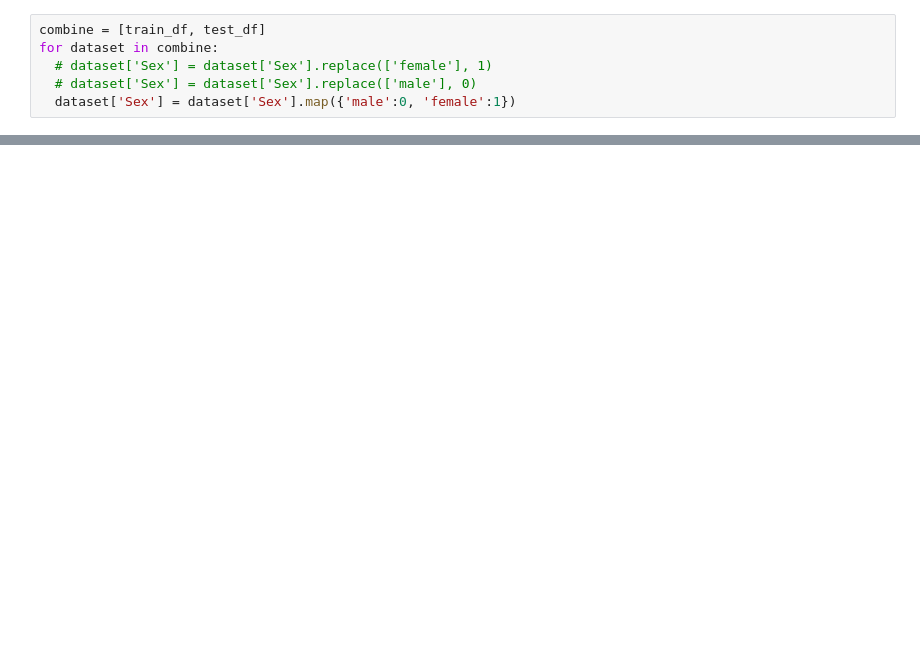
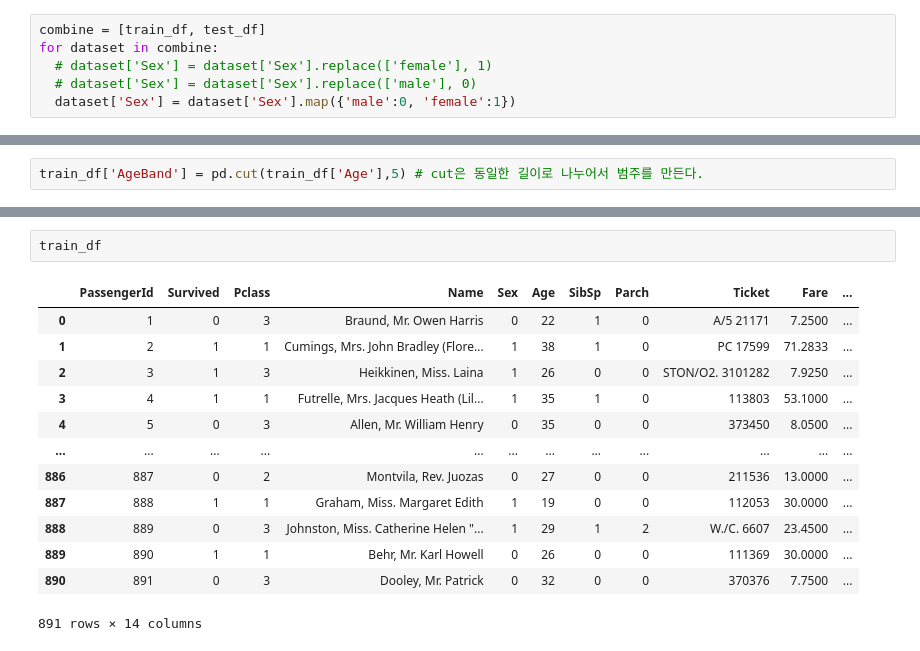
Before and after one commit to OhyunHighSchoolML/HongHyeokJae, a Jupyter notebook: titanic.ipynb, the cells around one changed output, grey strips where cells are left out. Drawn from its saved outputs; the diff is of its cells as text; blank space fills up the shorter version.

```diff
--- a/titanic.ipynb
+++ b/titanic.ipynb
@@ -350,0 +420,2 @@ train_df.head()
+# %%
+train_df['AgeBand'] = pd.cut(train_df['Age'],5) # cut은 동일한 길이로 나누어서 범주를 만든다.
@@ -350,0 +439,16 @@ train_df.head()
+# %%
+train_df
+# %% [output]
+|  | PassengerId | Survived | Pclass | Name | Sex | Age | SibSp | Parch | Ticket | Fare | ... |
+| 0 | 1 | 0 | 3 | Braund, Mr. Owen Harris | 0 | 22 | 1 | 0 | A/5 21171 | 7.2500 | ... |
+| 1 | 2 | 1 | 1 | Cumings, Mrs. John Bradley (Flore... | 1 | 38 | 1 | 0 | PC 17599 | 71.2833 | ... |
+| 2 | 3 | 1 | 3 | Heikkinen, Miss. Laina | 1 | 26 | 0 | 0 | STON/O2. 3101282 | 7.9250 | ... |
+| 3 | 4 | 1 | 1 | Futrelle, Mrs. Jacques Heath (Lil... | 1 | 35 | 1 | 0 | 113803 | 53.1000 | ... |
+| 4 | 5 | 0 | 3 | Allen, Mr. William Henry | 0 | 35 | 0 | 0 | 373450 | 8.0500 | ... |
+| ... | ... | ... | ... | ... | ... | ... | ... | ... | ... | ... | ... |
+| 886 | 887 | 0 | 2 | Montvila, Rev. Juozas | 0 | 27 | 0 | 0 | 211536 | 13.0000 | ... |
+| 887 | 888 | 1 | 1 | Graham, Miss. Margaret Edith | 1 | 19 | 0 | 0 | 112053 | 30.0000 | ... |
+| 888 | 889 | 0 | 3 | Johnston, Miss. Catherine Helen "... | 1 | 29 | 1 | 2 | W./C. 6607 | 23.4500 | ... |
+| 889 | 890 | 1 | 1 | Behr, Mr. Karl Howell | 0 | 26 | 0 | 0 | 111369 | 30.0000 | ... |
+| 890 | 891 | 0 | 3 | Dooley, Mr. Patrick | 0 | 32 | 0 | 0 | 370376 | 7.7500 | ... |
+891 rows × 14 columns
```
Also changed, not shown: parts of 43 cells of this notebook.
